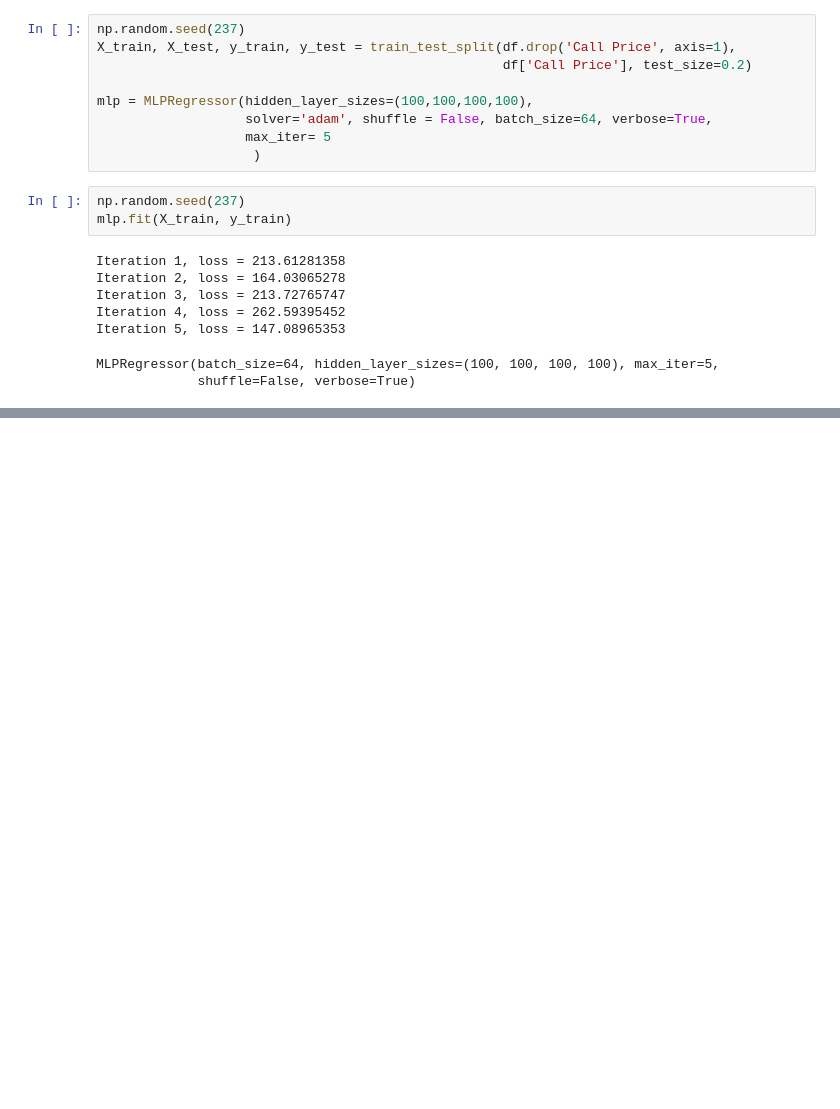
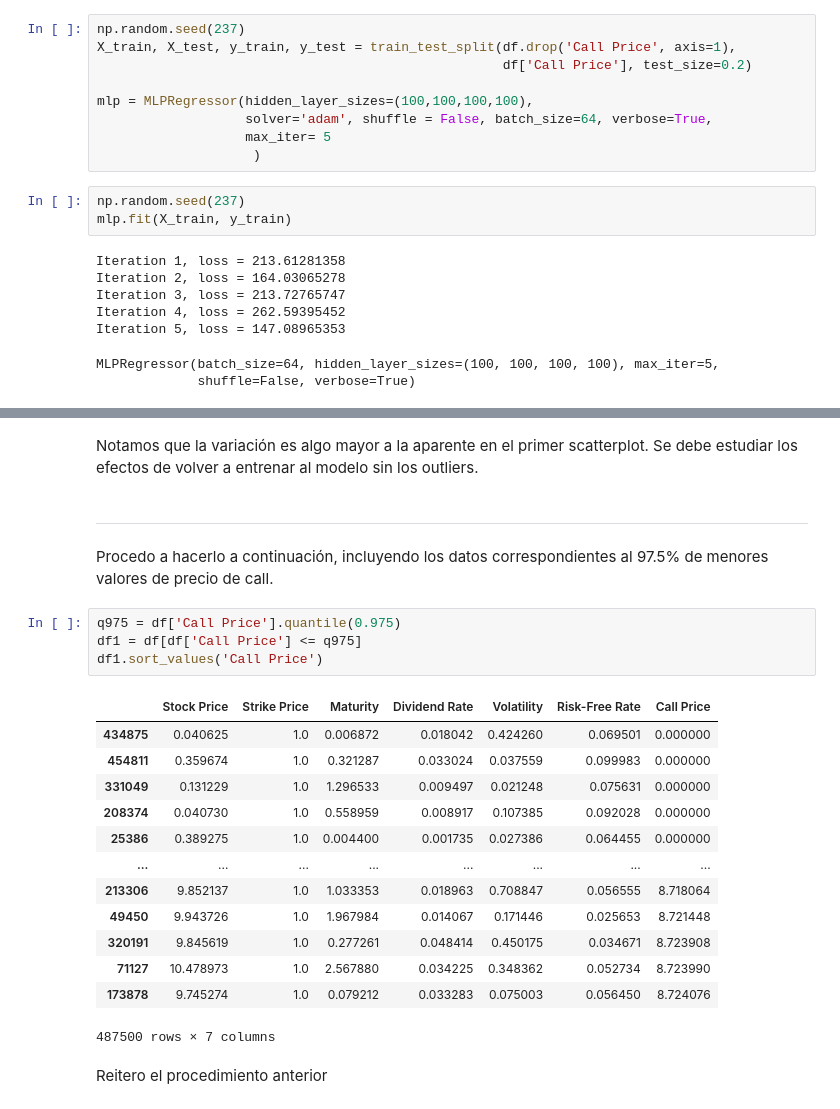
Before and after one commit to sanarovaz/ML-Black-Scholes, a Jupyter notebook: ML_Black_Scholes.ipynb, the cells around one changed output, grey strips where cells are left out. Saved outputs shown, nothing was run; the diff lists cells and outputs as text; blank space fills up the shorter version.

```diff
--- a/ML_Black_Scholes.ipynb
+++ b/ML_Black_Scholes.ipynb
@@ -134,0 +183,26 @@ len(pricing_error_train[pricing_error_train > 50])
+# %% [markdown]
+Notamos que la variación es algo mayor a la aparente en el primer scatterplot. Se debe estudiar los efectos de volver a entrenar al modelo sin los outliers.
+# %% [markdown]
+---
+# %% [markdown]
+Procedo a hacerlo a continuación, incluyendo los datos correspondientes al 97.5% de menores valores de precio de call.
+# %%
+q975 = df['Call Price'].quantile(0.975)
+df1 = df[df['Call Price'] <= q975]
+df1.sort_values('Call Price')
+# %% [output]
+|  | Stock Price | Strike Price | Maturity | Dividend Rate | Volatility | Risk-Free Rate | Call Price |
+| 434875 | 0.040625 | 1.0 | 0.006872 | 0.018042 | 0.424260 | 0.069501 | 0.000000 |
+| 454811 | 0.359674 | 1.0 | 0.321287 | 0.033024 | 0.037559 | 0.099983 | 0.000000 |
+| 331049 | 0.131229 | 1.0 | 1.296533 | 0.009497 | 0.021248 | 0.075631 | 0.000000 |
+| 208374 | 0.040730 | 1.0 | 0.558959 | 0.008917 | 0.107385 | 0.092028 | 0.000000 |
+| 25386 | 0.389275 | 1.0 | 0.004400 | 0.001735 | 0.027386 | 0.064455 | 0.000000 |
+| ... | ... | ... | ... | ... | ... | ... | ... |
+| 213306 | 9.852137 | 1.0 | 1.033353 | 0.018963 | 0.708847 | 0.056555 | 8.718064 |
+| 49450 | 9.943726 | 1.0 | 1.967984 | 0.014067 | 0.171446 | 0.025653 | 8.721448 |
+| 320191 | 9.845619 | 1.0 | 0.277261 | 0.048414 | 0.450175 | 0.034671 | 8.723908 |
+| 71127 | 10.478973 | 1.0 | 2.567880 | 0.034225 | 0.348362 | 0.052734 | 8.723990 |
+| 173878 | 9.745274 | 1.0 | 0.079212 | 0.033283 | 0.075003 | 0.056450 | 8.724076 |
+487500 rows × 7 columns
+# %% [markdown]
+Reitero el procedimiento anterior
```
Also changed, not shown: parts of 23 cells of this notebook.
